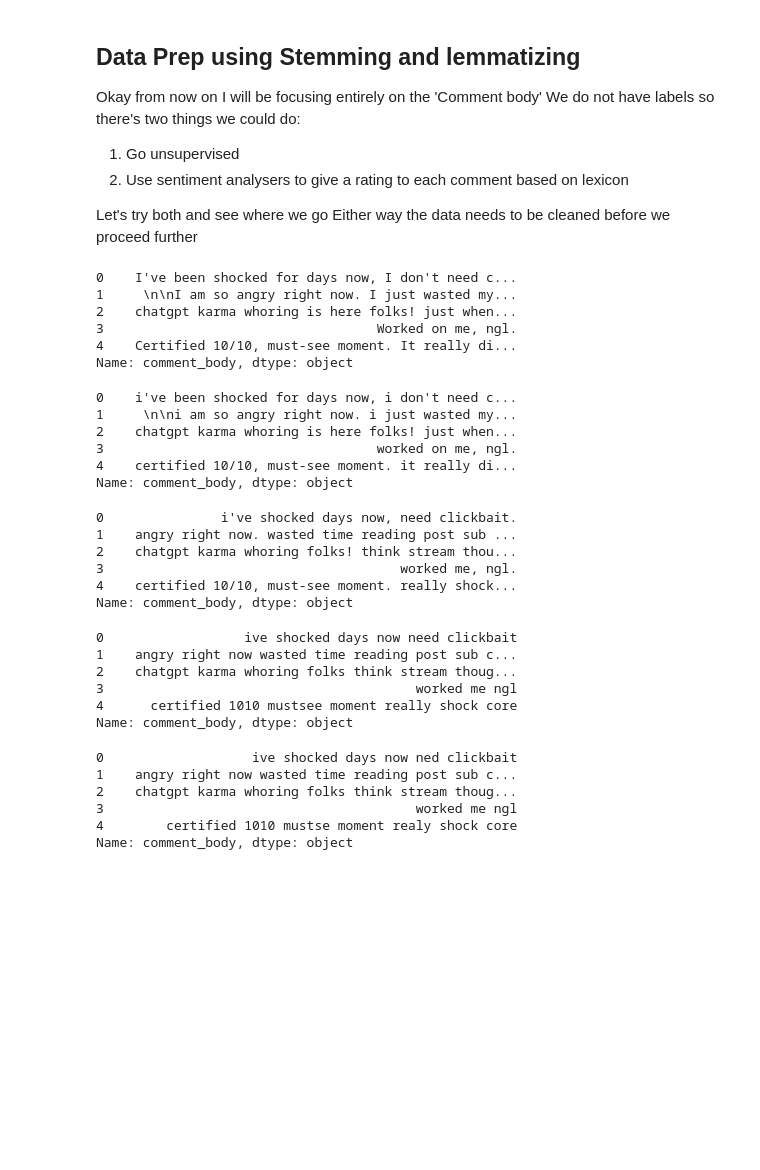
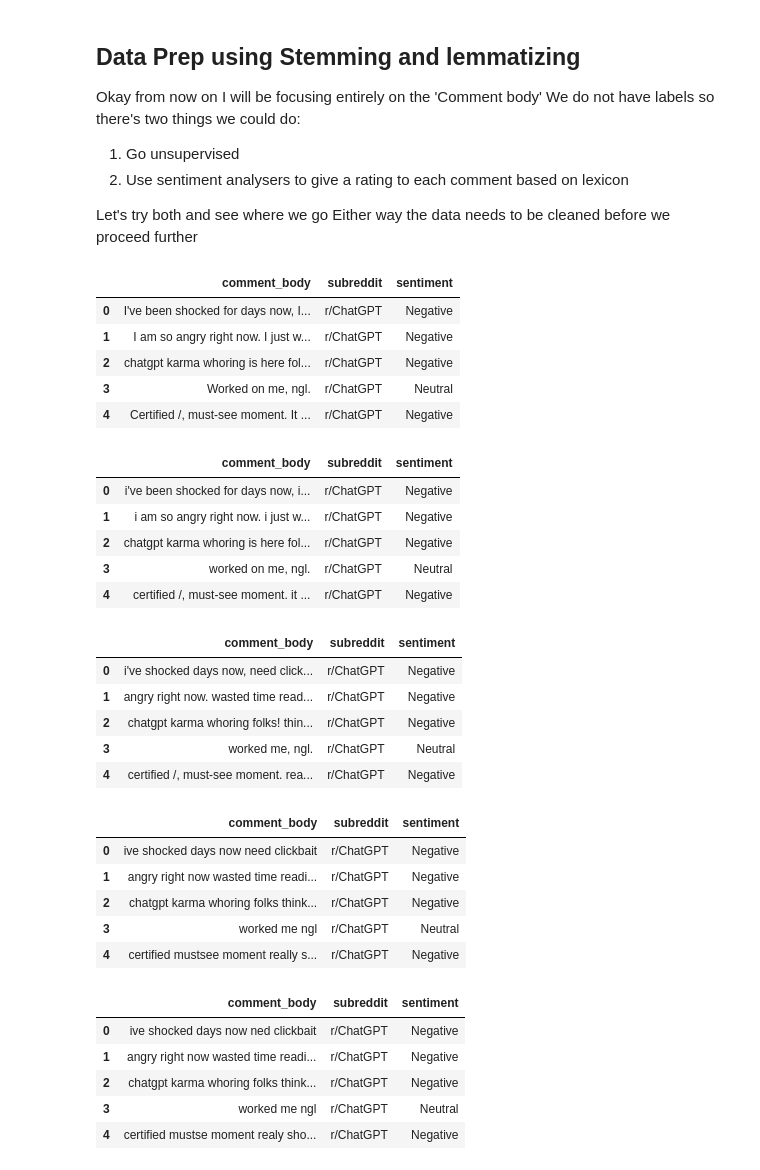
Before and after one commit to lakshmipriya-ragupathi/kaggle-datasets, a Jupyter notebook: reddit-comments-analysis-using-nlp-and-dl.ipynb, the cells around one changed output. Cells and saved outputs as stored; diff of their text form; code cells hidden in the pictures; blank space fills up the shorter version.

```diff
--- a/reddit-comments-analysis-using-nlp-and-dl.ipynb
+++ b/reddit-comments-analysis-using-nlp-and-dl.ipynb
@@ -97,42 +174,43 @@ We do not have labels so there's two things we could do:
 
 Let's try both and see where we go
 Either way the data needs to be cleaned before we proceed further
-# %%
-df = df_1['comment_body']
-df.head(5)
-# %% [output]
-0    I've been shocked for days now, I don't need c...
-1     \n\nI am so angry right now. I just wasted my...
-2    chatgpt karma whoring is here folks! just when...
-3                                   Worked on me, ngl.
-4    Certified 10/10, must-see moment. It really di...
-Name: comment_body, dtype: object
+# %%
+df = df_1
+df.drop(['Unnamed: 0', 'comment_id', 'comment_parent_id'], inplace = True, axis = 1)
+df.head()
+# %% [output]
+|  | comment_body | subreddit | sentiment |
+| 0 | I've been shocked for days now, I... | r/ChatGPT | Negative |
+| 1 | I am so angry right now. I just w... | r/ChatGPT | Negative |
+| 2 | chatgpt karma whoring is here fol... | r/ChatGPT | Negative |
+| 3 | Worked on me, ngl. | r/ChatGPT | Neutral |
+| 4 | Certified /, must-see moment. It ... | r/ChatGPT | Negative |
 # %%
 #converting all text to lowercase
-df = df.str.lower()
+df['comment_body'] = df['comment_body'].str.lower()
 df.head(5)
 # %% [output]
-0    i've been shocked for days now, i don't need c...
-1     \n\ni am so angry right now. i just wasted my...
-2    chatgpt karma whoring is here folks! just when...
-3                                   worked on me, ngl.
-4    certified 10/10, must-see moment. it really di...
-Name: comment_body, dtype: object
+|  | comment_body | subreddit | sentiment |
+| 0 | i've been shocked for days now, i... | r/ChatGPT | Negative |
+| 1 | i am so angry right now. i just w... | r/ChatGPT | Negative |
+| 2 | chatgpt karma whoring is here fol... | r/ChatGPT | Negative |
+| 3 | worked on me, ngl. | r/ChatGPT | Neutral |
+| 4 | certified /, must-see moment. it ... | r/ChatGPT | Negative |
 # %%
 #cleaning and removing stopwords
 stopwords_list = set(stopwords.words('english'))
 def cleaning_stopwords(text):
     return " ".join([word for word in str(text).split() if word not in stopwords_list])
 
-df = df.apply(lambda text : cleaning_stopwords(text))
+df['comment_body'] = df['comment_body'].apply(lambda text : cleaning_stopwords(text))
 df.head()
 # %% [output]
-0               i've shocked days now, need clickbait.
-1    angry right now. wasted time reading post sub ...
-2    chatgpt karma whoring folks! think stream thou...
-3                                      worked me, ngl.
-4    certified 10/10, must-see moment. really shock...
-Name: comment_body, dtype: object
+|  | comment_body | subreddit | sentiment |
+| 0 | i've shocked days now, need click... | r/ChatGPT | Negative |
+| 1 | angry right now. wasted time read... | r/ChatGPT | Negative |
+| 2 | chatgpt karma whoring folks! thin... | r/ChatGPT | Negative |
+| 3 | worked me, ngl. | r/ChatGPT | Neutral |
+| 4 | certified /, must-see moment. rea... | r/ChatGPT | Negative |
 # %%
 #cleaning and removing punctuations
 english_punctuations = string.punctuation
@@ -141,30 +219,30 @@ def cleaning_punctuations(text):
     translator = str.maketrans('','', english_punctuations)
     return text.translate(translator)
 
-df = df.apply(lambda x: cleaning_punctuations(x))
+df['comment_body'] = df['comment_body'].apply(lambda x: cleaning_punctuations(x))
 df.head(5)
 # %% [output]
-0                  ive shocked days now need clickbait
-1    angry right now wasted time reading post sub c...
-2    chatgpt karma whoring folks think stream thoug...
-3                                        worked me ngl
-4      certified 1010 mustsee moment really shock core
-Name: comment_body, dtype: object
+|  | comment_body | subreddit | sentiment |
+| 0 | ive shocked days now need clickbait | r/ChatGPT | Negative |
+| 1 | angry right now wasted time readi... | r/ChatGPT | Negative |
+| 2 | chatgpt karma whoring folks think... | r/ChatGPT | Negative |
+| 3 | worked me ngl | r/ChatGPT | Neutral |
+| 4 | certified mustsee moment really s... | r/ChatGPT | Negative |
 # %%
 #cleaning and removing repeating characters:
 
 def cleaning_repeating_char(text):
     return re.sub(r'(.)\1+', r'\1', text)
 
-df = df.apply(lambda x: cleaning_repeating_char(x))
+df['comment_body'] = df['comment_body'].apply(lambda x: cleaning_repeating_char(x))
 df.head()
 # %% [output]
-0                   ive shocked days now ned clickbait
-1    angry right now wasted time reading post sub c...
-2    chatgpt karma whoring folks think stream thoug...
-3                                        worked me ngl
-4        certified 1010 mustse moment realy shock core
-Name: comment_body, dtype: object
+|  | comment_body | subreddit | sentiment |
+| 0 | ive shocked days now ned clickbait | r/ChatGPT | Negative |
+| 1 | angry right now wasted time readi... | r/ChatGPT | Negative |
+| 2 | chatgpt karma whoring folks think... | r/ChatGPT | Negative |
+| 3 | worked me ngl | r/ChatGPT | Neutral |
+| 4 | certified mustse moment realy sho... | r/ChatGPT | Negative |
 # %%
 #cleaning and removing url's
 
```
Also changed, not shown: parts of 15 cells of this notebook.
